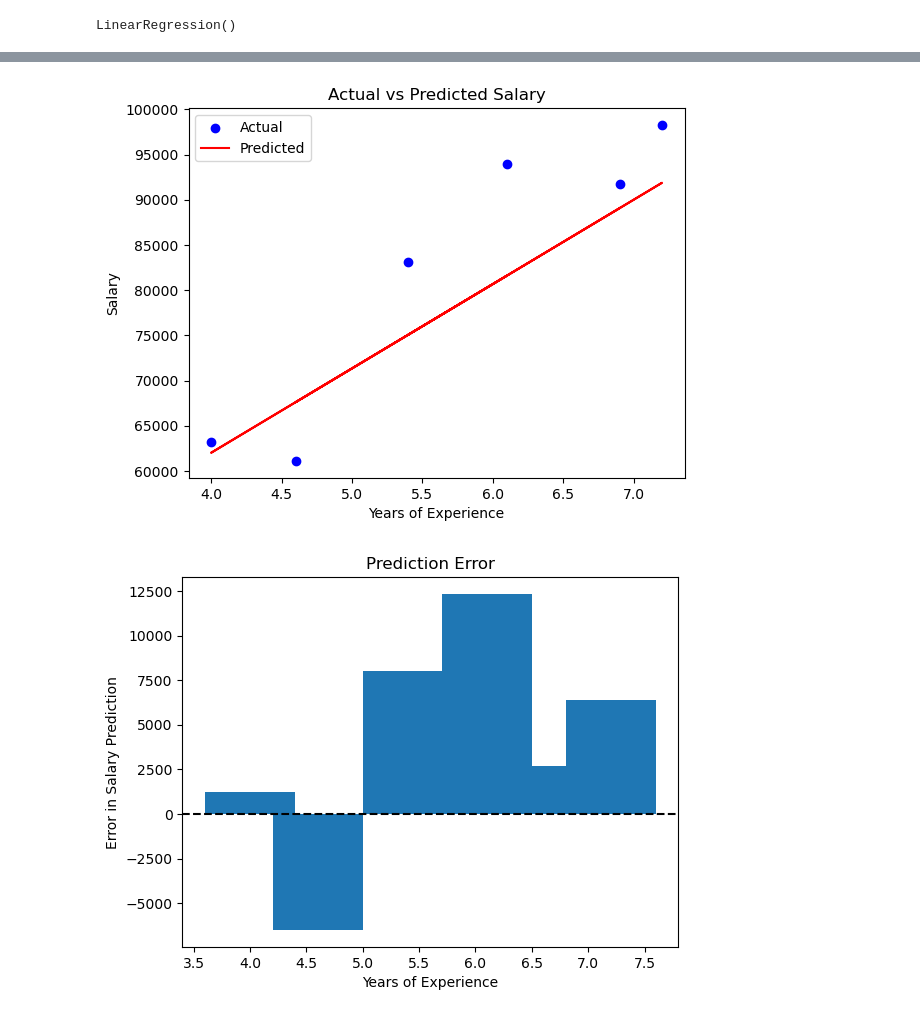
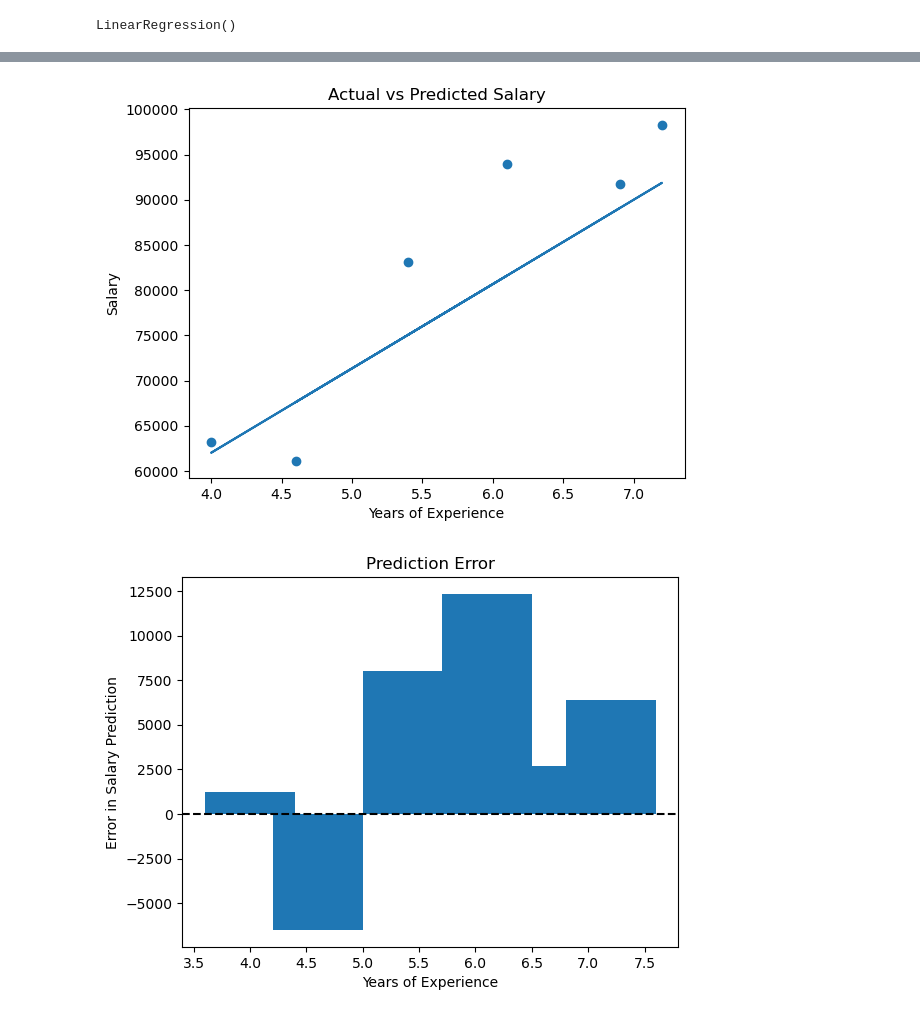
Before and after one commit to Kuldharnilakshi/Machine-learning, a Jupyter notebook: Assignment 2:Linear Regression/Experiment 2.ipynb, the cells around one changed output, grey strips where cells are left out. Drawn from its saved outputs; the diff is of its cells as text; code cells hidden in the pictures.

```diff
--- a/Assignment 2:Linear Regression/Experiment 2.ipynb
+++ b/Assignment 2:Linear Regression/Experiment 2.ipynb
@@ -92,15 +92,14 @@ Mean Absolute Error (MAE): 6185.99
 Mean Squared Error (MSE): 51338023.49
  Square Mean Squared Error (MSE): 7165.06
 # %%
-plt.scatter(X_test, y_test, color='blue', label='Actual')
-plt.plot(X_test, y_pred, color='red', label='Predicted')
+plt.scatter(X_test, y_test)
+plt.plot(X_test, y_pred)
 plt.title("Actual vs Predicted Salary")
 plt.xlabel("Years of Experience")
 plt.ylabel("Salary")
-plt.legend()
 plt.show()
 # %% [output]
-[figure, old version]
+[figure, new version]
 # %%
 errors = y_test - y_pred
 plt.bar(X_test['YearsExperience'], errors)
```
Also changed, not shown: parts of 4 cells of this notebook.
